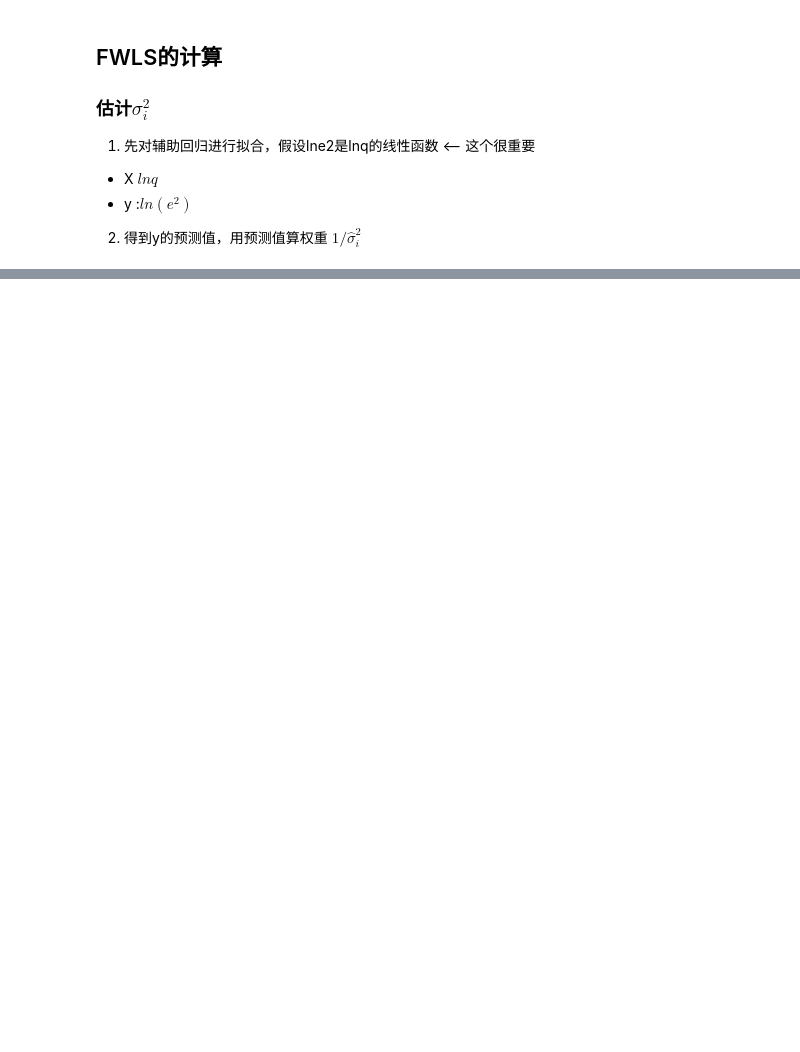
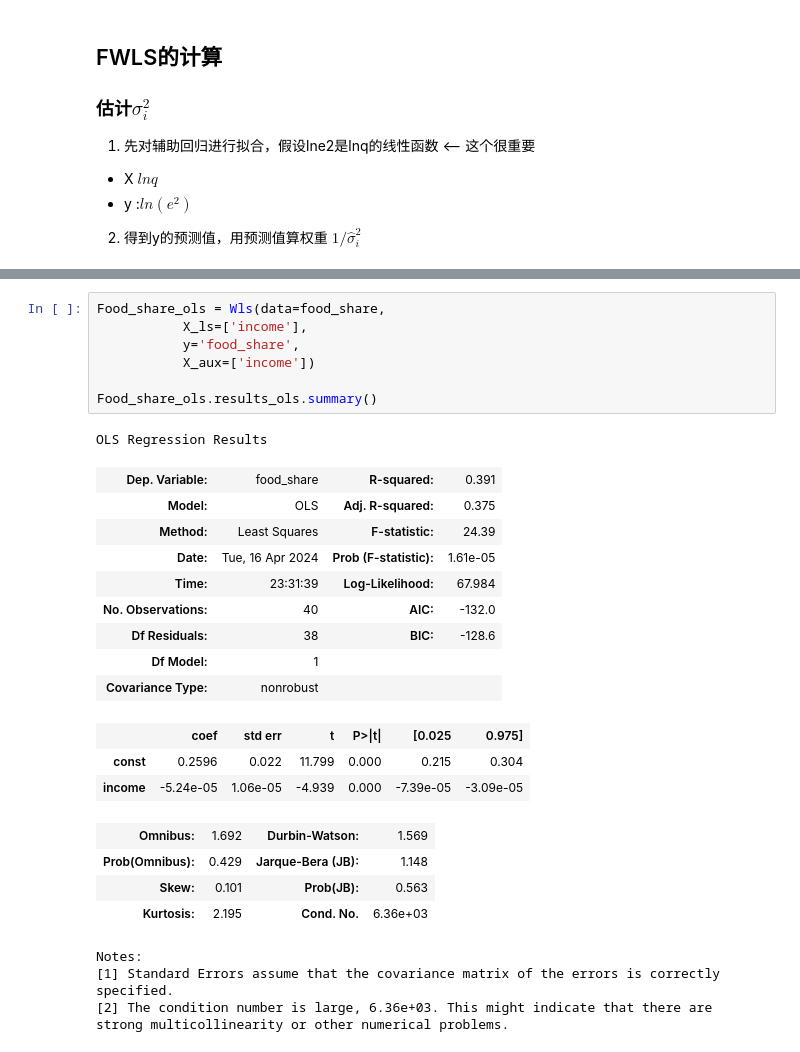
Before and after one commit to watalo/eco-stats, a Jupyter notebook: Econometrics_cq/1_Code/Chapter_07.ipynb, the cells around one changed output, grey strips where cells are left out. Drawn from its saved outputs; the diff is of its cells as text; blank space fills up the shorter version.

```diff
--- a/Econometrics_cq/1_Code/Chapter_07.ipynb
+++ b/Econometrics_cq/1_Code/Chapter_07.ipynb
@@ -171,0 +233,29 @@ Notes:
+# %%
+Food_share_ols = Wls(data=food_share,
+           X_ls=['income'],
+           y='food_share',
+           X_aux=['income'])
+
+Food_share_ols.results_ols.summary()
+# %% [output]
+OLS Regression Results
+| Dep. Variable: | food_share | R-squared: | 0.391 |
+| Model: | OLS | Adj. R-squared: | 0.375 |
+| Method: | Least Squares | F-statistic: | 24.39 |
+| Date: | Tue, 16 Apr 2024 | Prob (F-statistic): | 1.61e-05 |
+| Time: | 23:31:39 | Log-Likelihood: | 67.984 |
+| No. Observations: | 40 | AIC: | -132.0 |
+| Df Residuals: | 38 | BIC: | -128.6 |
+| Df Model: | 1 |  |  |
+| Covariance Type: | nonrobust |  |  |
+|  | coef | std err | t | P>|t| | [0.025 | 0.975] |
+| const | 0.2596 | 0.022 | 11.799 | 0.000 | 0.215 | 0.304 |
+| income | -5.24e-05 | 1.06e-05 | -4.939 | 0.000 | -7.39e-05 | -3.09e-05 |
+| Omnibus: | 1.692 | Durbin-Watson: | 1.569 |
+| Prob(Omnibus): | 0.429 | Jarque-Bera (JB): | 1.148 |
+| Skew: | 0.101 | Prob(JB): | 0.563 |
+| Kurtosis: | 2.195 | Cond. No. | 6.36e+03 |
+Notes:
+[1] Standard Errors assume that the covariance matrix of the errors is correctly specified.
+[2] The condition number is large, 6.36e+03. This might indicate that there are
+strong multicollinearity or other numerical problems.
```
Also changed, not shown: parts of 21 cells of this notebook, 1 other file.
